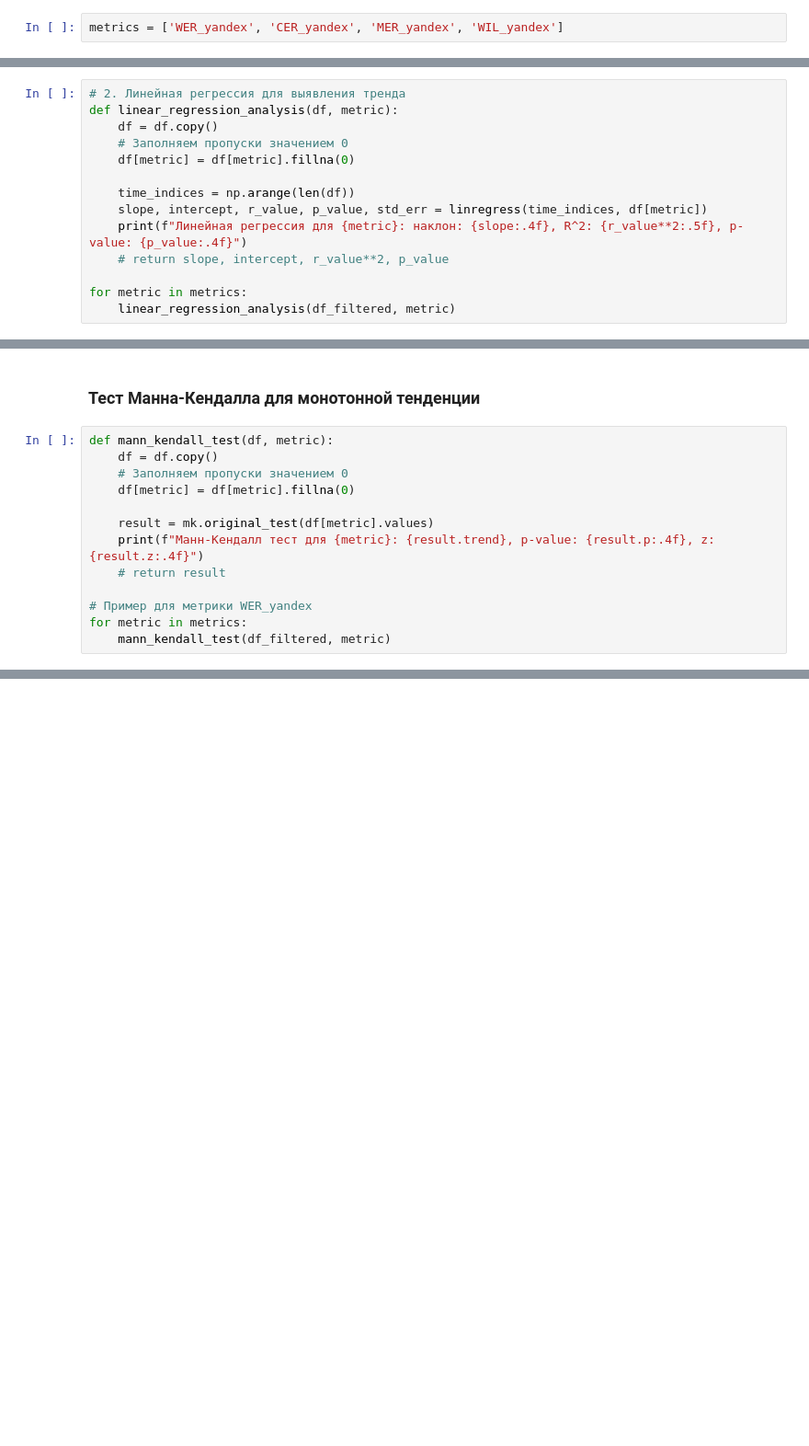
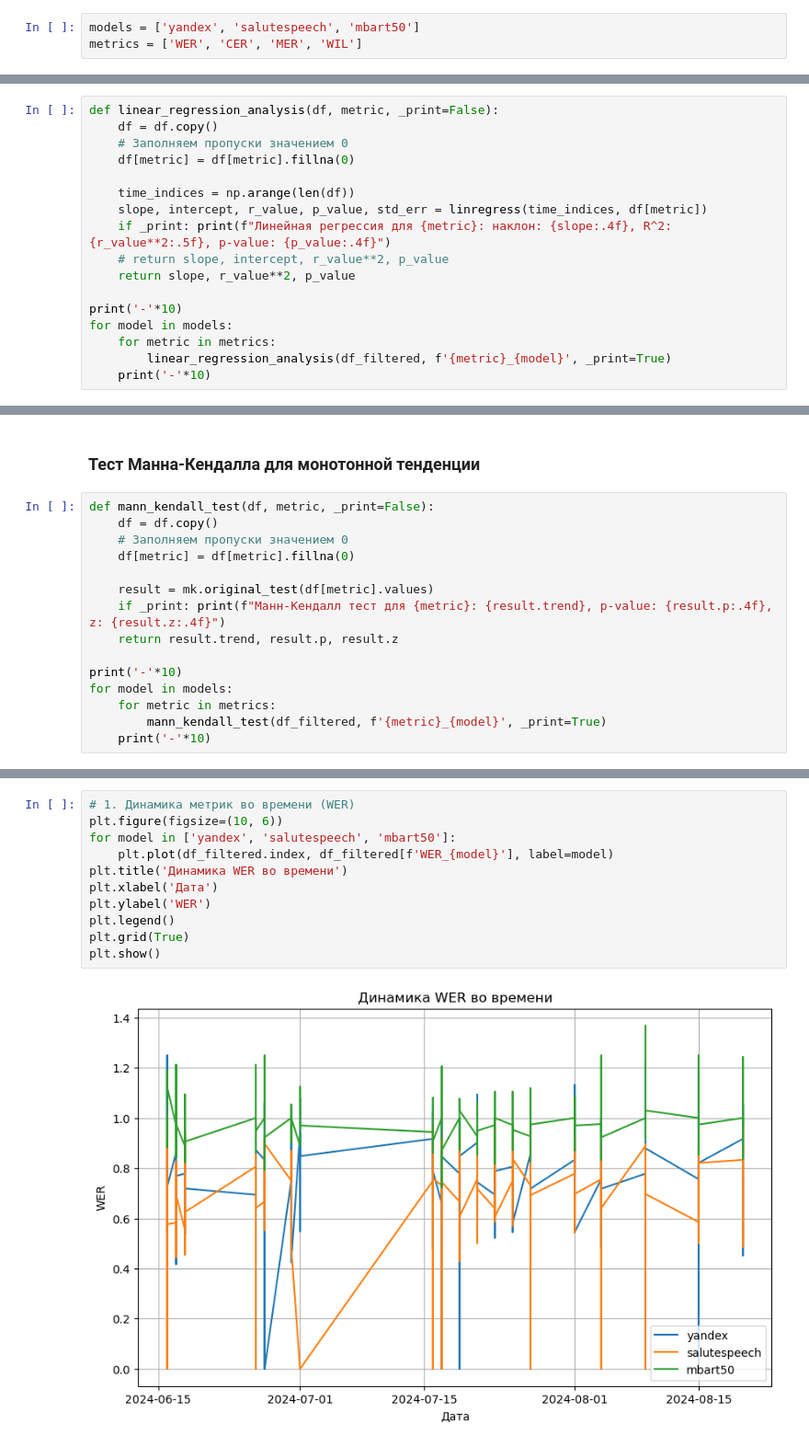
Before and after one commit to RedAlexDad/SpeechTraining, a Jupyter notebook: research/sentense/research.ipynb, the cells around one changed output, grey strips where cells are left out. Shown at 92% size. Drawn from its saved outputs; the diff is of its cells as text; blank space fills up the shorter version.

```diff
--- a/research/sentense/research.ipynb
+++ b/research/sentense/research.ipynb
@@ -240,4 +241,5 @@ Data columns (total 22 columns):
 dtypes: float64(15), object(7)
 memory usage: 82.1+ KB
 # %%
-metrics = ['WER_yandex', 'CER_yandex', 'MER_yandex', 'WIL_yandex']
+models = ['yandex', 'salutespeech', 'mbart50']
+metrics = ['WER', 'CER', 'MER', 'WIL']
@@ -264,17 +314,20 @@ for metric in metrics:
 # %% [markdown]
 ### Линейная регрессия для выявления тренда
 # %%
-# 2. Линейная регрессия для выявления тренда
-def linear_regression_analysis(df, metric):
+def linear_regression_analysis(df, metric, _print=False):
     df = df.copy()
     # Заполняем пропуски значением 0
     df[metric] = df[metric].fillna(0)
 
     time_indices = np.arange(len(df))
     slope, intercept, r_value, p_value, std_err = linregress(time_indices, df[metric])
-    print(f"Линейная регрессия для {metric}: наклон: {slope:.4f}, R^2: {r_value**2:.5f}, p-value: {p_value:.4f}")
+    if _print: print(f"Линейная регрессия для {metric}: наклон: {slope:.4f}, R^2: {r_value**2:.5f}, p-value: {p_value:.4f}")
     # return slope, intercept, r_value**2, p_value
+    return slope, r_value**2, p_value
 
-for metric in metrics:
-    linear_regression_analysis(df_filtered, metric)
+print('-'*10)
+for model in models:
+    for metric in metrics:
+        linear_regression_analysis(df_filtered, f'{metric}_{model}', _print=True)
+    print('-'*10)
 # %% [output]
@@ -285,16 +350,18 @@ for metric in metrics:
 # %% [markdown]
 ### Тест Манна-Кендалла для монотонной тенденции
 # %%
-def mann_kendall_test(df, metric):
+def mann_kendall_test(df, metric, _print=False):
     df = df.copy()
     # Заполняем пропуски значением 0
     df[metric] = df[metric].fillna(0)
 
     result = mk.original_test(df[metric].values)
-    print(f"Манн-Кендалл тест для {metric}: {result.trend}, p-value: {result.p:.4f}, z: {result.z:.4f}")
-    # return result
+    if _print: print(f"Манн-Кендалл тест для {metric}: {result.trend}, p-value: {result.p:.4f}, z: {result.z:.4f}")
+    return result.trend, result.p, result.z
 
-# Пример для метрики WER_yandex
-for metric in metrics:
-    mann_kendall_test(df_filtered, metric)
+print('-'*10)
+for model in models:
+    for metric in metrics:
+        mann_kendall_test(df_filtered, f'{metric}_{model}', _print=True)
+    print('-'*10)
 # %% [output]
@@ -331,0 +630,13 @@ for metric in metrics:
+# %%
+# 1. Динамика метрик во времени (WER)
+plt.figure(figsize=(10, 6))
+for model in ['yandex', 'salutespeech', 'mbart50']:
+    plt.plot(df_filtered.index, df_filtered[f'WER_{model}'], label=model)
+plt.title('Динамика WER во времени')
+plt.xlabel('Дата')
+plt.ylabel('WER')
+plt.legend()
+plt.grid(True)
+plt.show()
+# %% [output]
+[figure, added]
```
Also changed, not shown: parts of 18 cells of this notebook, 5 other files.
